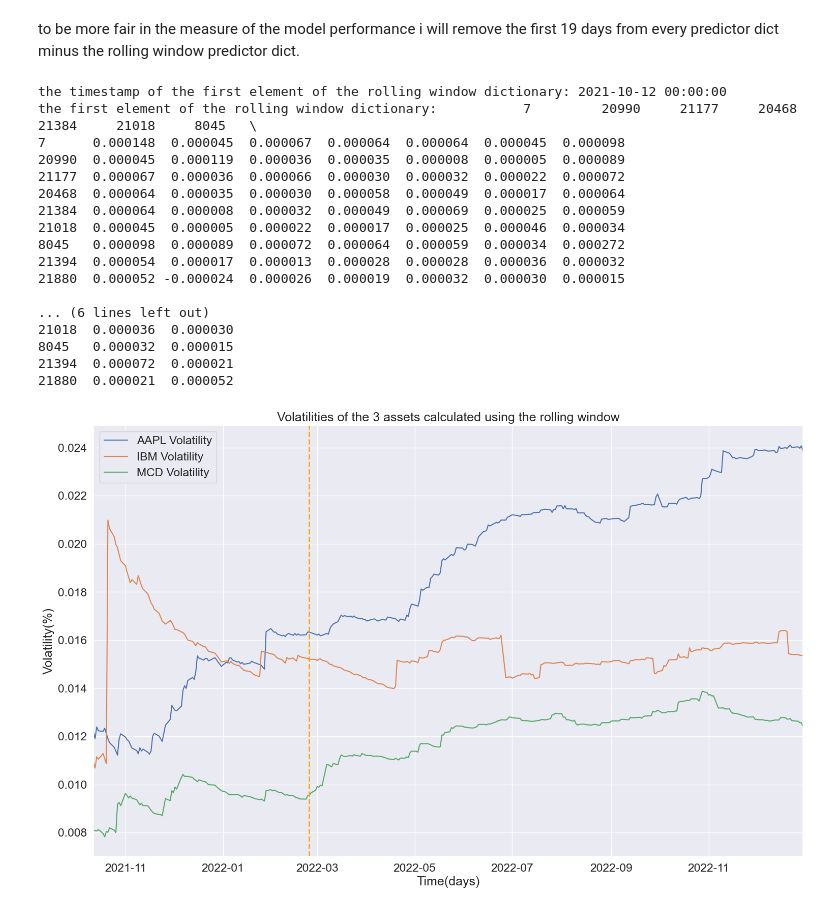
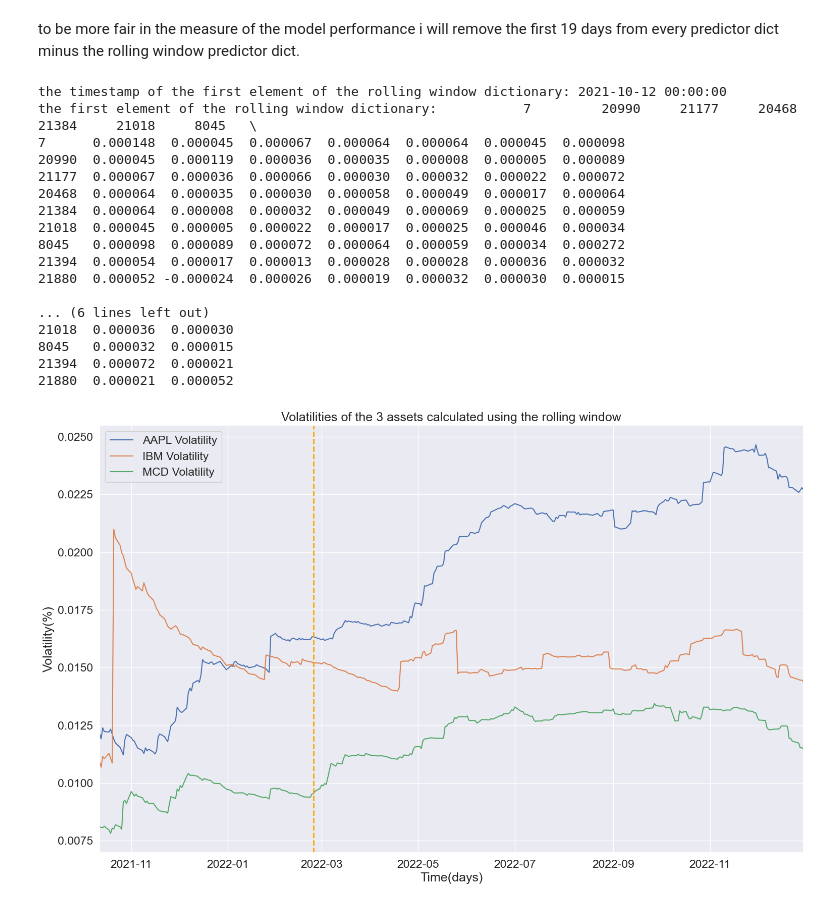
Before and after one commit to StefanoChiodini/cov_pred_finance, a Jupyter notebook: experiments/rwPerformance.ipynb, the cells around one changed output. Cells and saved outputs as stored; diff of their text form; code cells hidden in the pictures.

```diff
--- a/experiments/rwPerformance.ipynb
+++ b/experiments/rwPerformance.ipynb
@@ -588,7 +606,7 @@ endingTestDate = testDataWithPercentageChange.index[-1].strftime("%Y-%m-%d")
 
 # select the best memory size for the RW predictor(the one found in the validation phase)
 
-rw_memory = 50
+rw_memory = 150
 
 rwDict = rolling_window(testDataWithPercentageChange, rw_memory)
 
@@ -637,34 +655,34 @@ plt.plot(df_rw_volatility_mcd, label='MCD Volatility')
 plt.legend()
 plt.title("Volatilities of the 3 assets calculated using the rolling window")
 plt.xlabel("Time(days)")
 plt.ylabel("Volatility(%)")
 
 # Adding vertical lines for specific events
 plt.axvline(pd.Timestamp('2020-02-24'), color='gray', linestyle='--', lw=2)  # COVID start
 plt.axvline(pd.Timestamp('2022-02-24'), color='orange', linestyle='--', lw=2)  # Ukraine War start
 
 # Set x-axis limits to match the start and end dates
 plt.xlim(left=df_rw_volatility_aapl.index[0], right=df_rw_volatility_aapl.index[-1])
 plt.show()
 # %% [output]
 the timestamp of the first element of the rolling window dictionary: 2021-10-12 00:00:00
 the first element of the rolling window dictionary:           7         20990     21177     20468     21384     21018     8045   \
 7      0.000148  0.000045  0.000067  0.000064  0.000064  0.000045  0.000098
 20990  0.000045  0.000119  0.000036  0.000035  0.000008  0.000005  0.000089
 21177  0.000067  0.000036  0.000066  0.000030  0.000032  0.000022  0.000072
 20468  0.000064  0.000035  0.000030  0.000058  0.000049  0.000017  0.000064
 21384  0.000064  0.000008  0.000032  0.000049  0.000069  0.000025  0.000059
 21018  0.000045  0.000005  0.000022  0.000017  0.000025  0.000046  0.000034
 8045   0.000098  0.000089  0.000072  0.000064  0.000059  0.000034  0.000272
 21394  0.000054  0.000017  0.000013  0.000028  0.000028  0.000036  0.000032
 21880  0.000052 -0.000024  0.000026  0.000019  0.000032  0.000030  0.000015
 
 ... (6 lines left out)
 21018  0.000036  0.000030
 8045   0.000032  0.000015
 21394  0.000072  0.000021
 21880  0.000021  0.000052
-[figure, old version]
+[figure, new version]
 # %%
 # HERE THERE IS THE VOLATILITY ANALYSIS OF THE EWMA PREDICTOR COMPARED TO THE REAL VOLATILITY
 startDateFilter = testDataWithPrices.index[0]
```
Also changed, not shown: parts of 6 cells of this notebook, 11 other files.
